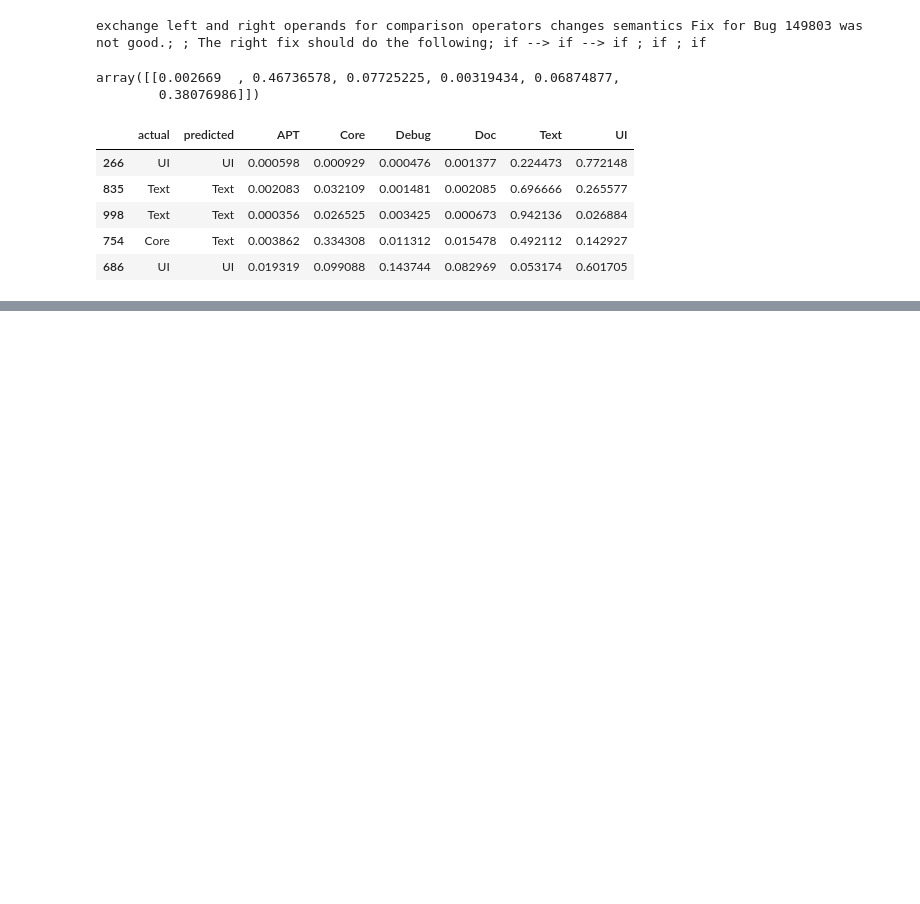
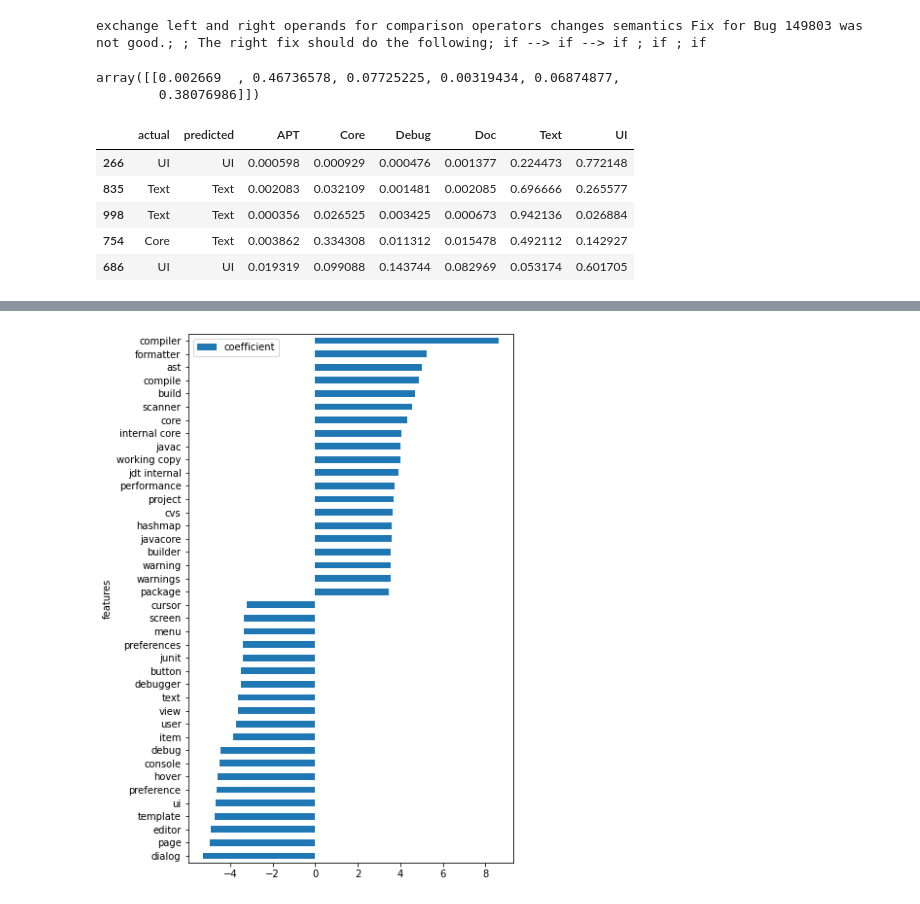
Before and after one commit to lkarjun/Text-Analysis-Workouts, a Jupyter notebook: 7. How to Explain Text Classifier/notebook.ipynb, the cells around one changed output, grey strips where cells are left out. Cells and saved outputs as stored; diff of their text form; code cells hidden in the pictures; blank space fills up the shorter version.

```diff
--- a/7. How to Explain Text Classifier/notebook.ipynb
+++ b/7. How to Explain Text Classifier/notebook.ipynb
@@ -117,0 +209,17 @@ er[["actual", "predicted"] + class_names].sample(5, random_state=99)
+# %%
+c = svc.coef_
+coef = (c[5] + c[6] + c[7] + c[8] -  c[0]).A[0]
+vocabulary_positions = coef.argsort()
+# %%
+top_words = 20
+
+top_positive_coef = vocabulary_positions[-top_words:].tolist()
+top_negative_coef = vocabulary_positions[:top_words].tolist()
+# %%
+data = [[vocabulary[c], coef[c]] for c in top_positive_coef + top_negative_coef]
+# %%
+core = pd.DataFrame(data, columns=['features', 'coefficient']).sort_values("coefficient")
+# %%
+core.set_index("features").plot.barh(figsize=(6, 10));
+# %% [output]
+[figure, added]
```
Also changed, not shown: parts of 24 cells of this notebook.
